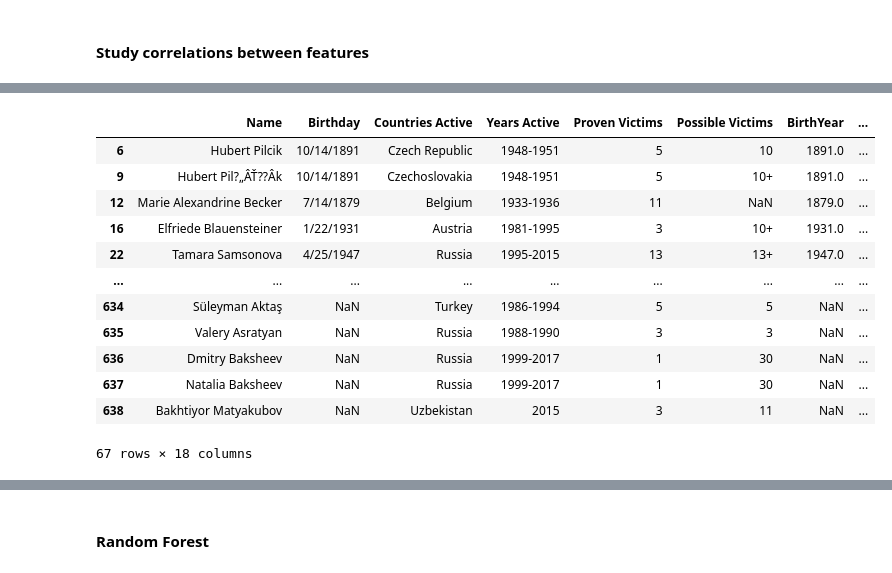
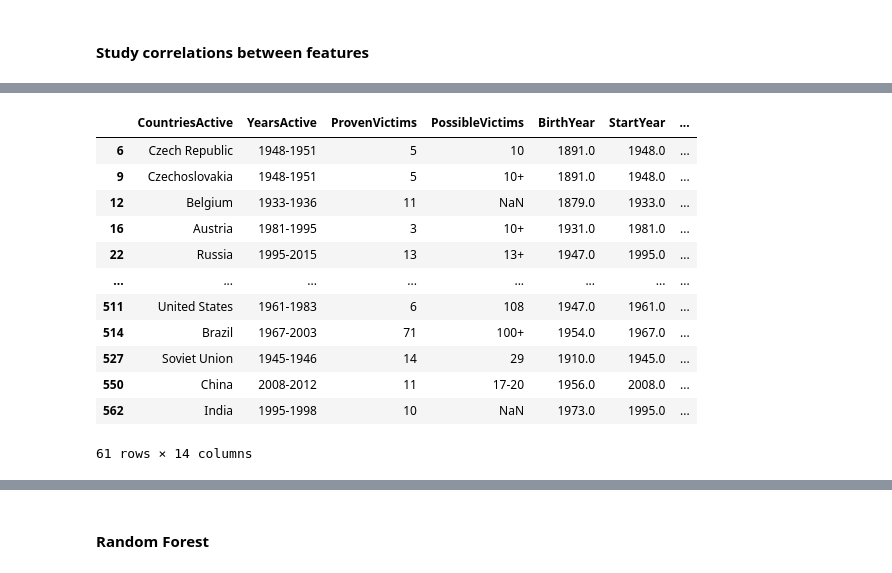
Before and after one commit to Bautist1000/MAL_FH, a Jupyter notebook: Final Assignment.ipynb, the cells around one changed output, grey strips where cells are left out. Saved outputs shown, nothing was run; the diff lists cells and outputs as text; code cells hidden in the pictures.

```diff
--- a/Final Assignment.ipynb
+++ b/Final Assignment.ipynb
@@ -127,5 +131,5 @@ We decided to drop Name, Notes and Nickname as they did not provide any valuable
 # %%
-columns_to_drop = ['Name', 'Birthday', 'Notes', 'Nickname', 'StartYear', 'BirthYear', 'Type']
+columns_to_drop = ['Name', 'Birthday', 'Notes', 'Nickname']
 df_cleaned = df_copy.drop(columns=columns_to_drop)
 df_cleaned
 print(df_cleaned.columns)
@@ -139,6 +144,8 @@ Index(['Countries Active', 'Years Active', 'Proven Victims',
 # Removing spacing in column names to ensure there are no mismatches
 df_cleaned.columns = df_cleaned.columns.str.replace(' ', '')
 
-# Dropping NaN for the AgeAtTheStartOfKilling column
+# Dropping NaNs
 df_cleaned = df_cleaned.dropna(subset=['AgeAtTheStartofKilling'])
+df_cleaned = df_cleaned.dropna(subset=['StartYear'])
+df_cleaned = df_cleaned.dropna(subset=['BirthYear'])
 # %%
@@ -242,20 +255,20 @@ print(unique_archetypes)
 # %%
 # Filtering rows where the updated value is 'Hedonistic'
-hedonistic_rows = df_copy[df_copy['Archetype/Classification'] == 'Hedonistic']
+hedonistic_rows = df_regression_cleaned[df_regression_cleaned['Archetype/Classification'] == 'Hedonistic']
 hedonistic_rows
 # %% [output]
-|  | Name | Birthday | Countries Active | Years Active | Proven Victims | Possible Victims | BirthYear | ... |
-| 6 | Hubert Pilcik | 10/14/1891 | Czech Republic | 1948-1951 | 5 | 10 | 1891.0 | ... |
-| 9 | Hubert Pil?„ÂŤ??Â­k | 10/14/1891 | Czechoslovakia | 1948-1951 | 5 | 10+ | 1891.0 | ... |
-| 12 | Marie Alexandrine Becker | 7/14/1879 | Belgium | 1933-1936 | 11 | NaN | 1879.0 | ... |
-| 16 | Elfriede Blauensteiner | 1/22/1931 | Austria | 1981-1995 | 3 | 10+ | 1931.0 | ... |
-| 22 | Tamara Samsonova | 4/25/1947 | Russia | 1995-2015 | 13 | 13+ | 1947.0 | ... |
-| ... | ... | ... | ... | ... | ... | ... | ... | ... |
-| 634 | Süleyman Aktaş | NaN | Turkey | 1986-1994 | 5 | 5 | NaN | ... |
-| 635 | Valery Asratyan | NaN | Russia | 1988-1990 | 3 | 3 | NaN | ... |
-| 636 | Dmitry Baksheev | NaN | Russia | 1999-2017 | 1 | 30 | NaN | ... |
-| 637 | Natalia Baksheev | NaN | Russia | 1999-2017 | 1 | 30 | NaN | ... |
-| 638 | Bakhtiyor Matyakubov | NaN | Uzbekistan | 2015 | 3 | 11 | NaN | ... |
+|  | CountriesActive | YearsActive | ProvenVictims | PossibleVictims | BirthYear | StartYear | ... |
+| 6 | Czech Republic | 1948-1951 | 5 | 10 | 1891.0 | 1948.0 | ... |
+| 9 | Czechoslovakia | 1948-1951 | 5 | 10+ | 1891.0 | 1948.0 | ... |
+| 12 | Belgium | 1933-1936 | 11 | NaN | 1879.0 | 1933.0 | ... |
+| 16 | Austria | 1981-1995 | 3 | 10+ | 1931.0 | 1981.0 | ... |
+| 22 | Russia | 1995-2015 | 13 | 13+ | 1947.0 | 1995.0 | ... |
+| ... | ... | ... | ... | ... | ... | ... | ... |
+| 511 | United States | 1961-1983 | 6 | 108 | 1947.0 | 1961.0 | ... |
+| 514 | Brazil | 1967-2003 | 71 | 100+ | 1954.0 | 1967.0 | ... |
+| 527 | Soviet Union | 1945-1946 | 14 | 29 | 1910.0 | 1945.0 | ... |
+| 550 | China | 2008-2012 | 11 | 17-20 | 1956.0 | 2008.0 | ... |
+| 562 | India | 1995-1998 | 10 | NaN | 1973.0 | 1995.0 | ... |
-67 rows × 18 columns
+61 rows × 14 columns
 # %%
 # Renaming archetypes to match the 4 relevant types mentioned in our research
```
Also changed, not shown: parts of 24 cells of this notebook.
